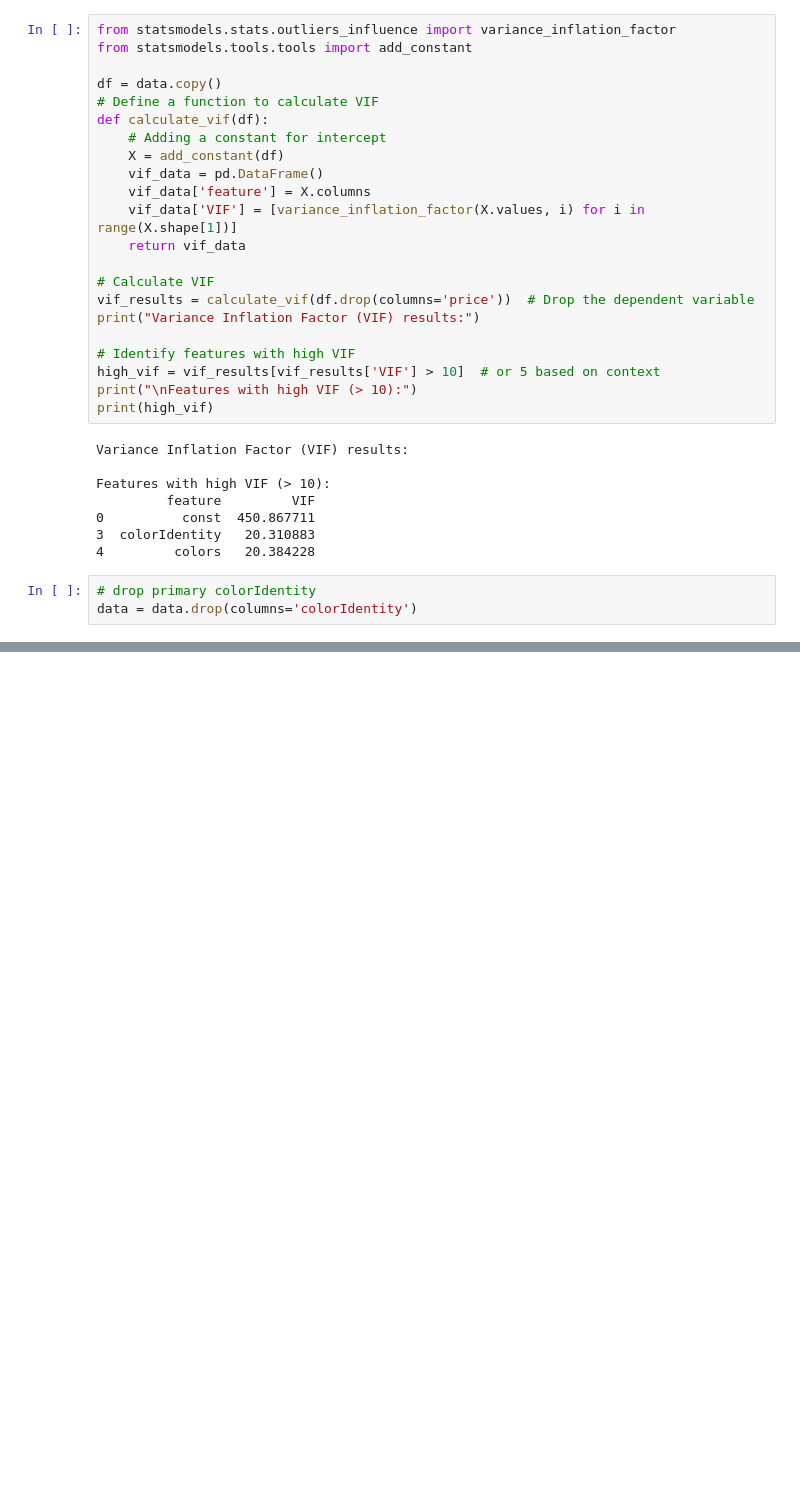
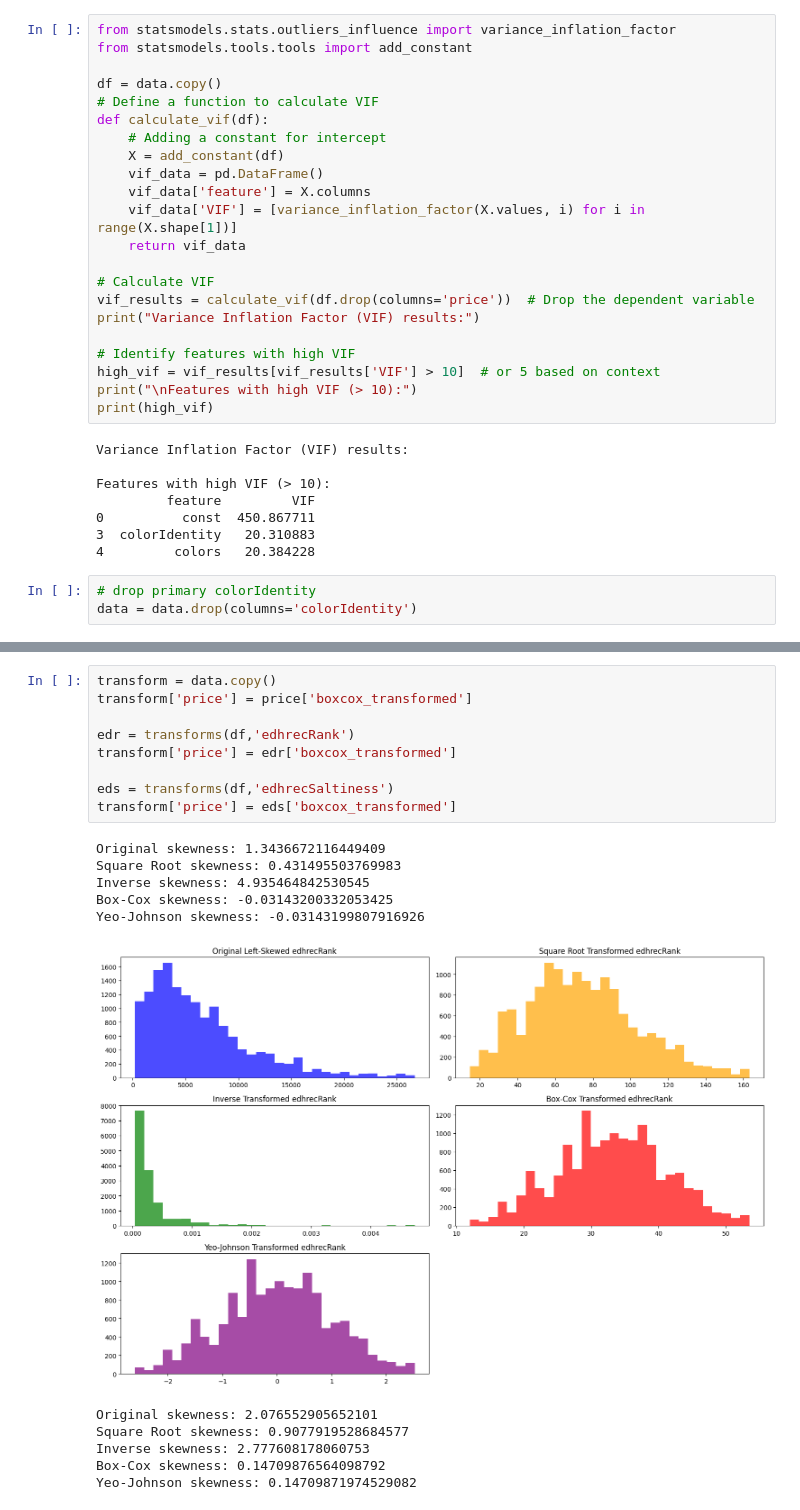
Before and after one commit to victorhg/aai-500-final-project, a Jupyter notebook: notebooks/eda_primary.ipynb, the cells around one changed output, grey strips where cells are left out. Drawn from its saved outputs; the diff is of its cells as text; blank space fills up the shorter version.

```diff
--- a/notebooks/eda_primary.ipynb
+++ b/notebooks/eda_primary.ipynb
@@ -162,0 +226,21 @@ data = data.drop(columns='colorIdentity')
+# %%
+transform = data.copy()
+transform['price'] = price['boxcox_transformed']
+
+edr = transforms(df,'edhrecRank')
+transform['price'] = edr['boxcox_transformed']
+
+eds = transforms(df,'edhrecSaltiness')
+transform['price'] = eds['boxcox_transformed']
+# %% [output]
+Original skewness: 1.3436672116449409
+Square Root skewness: 0.431495503769983
+Inverse skewness: 4.935464842530545
+Box-Cox skewness: -0.03143200332053425
+Yeo-Johnson skewness: -0.03143199807916926
+[figure, added]
+Original skewness: 2.076552905652101
+Square Root skewness: 0.9077919528684577
+Inverse skewness: 2.777608178060753
+Box-Cox skewness: 0.14709876564098792
+Yeo-Johnson skewness: 0.14709871974529082
```
Also changed, not shown: parts of 5 cells of this notebook, 6 other files.
